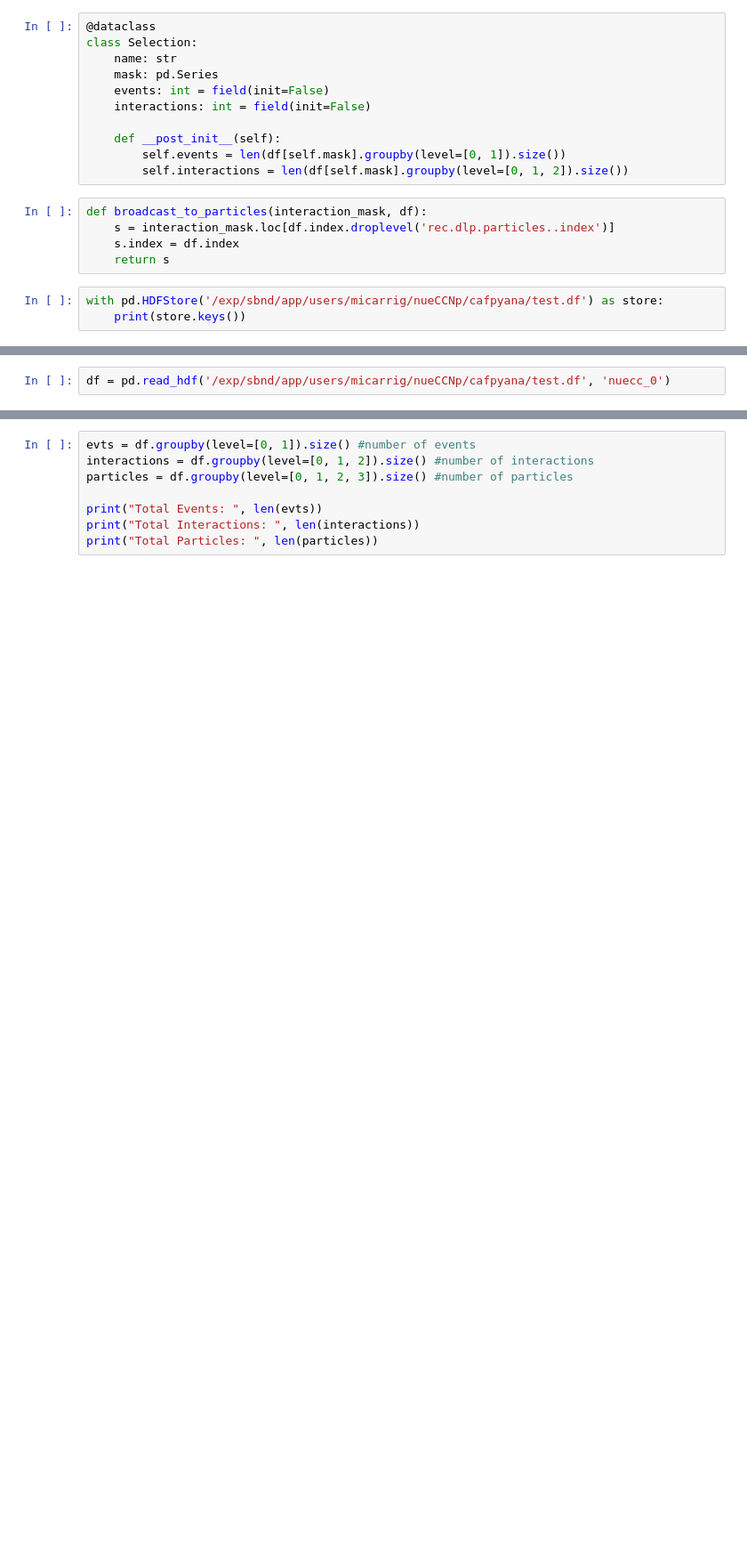
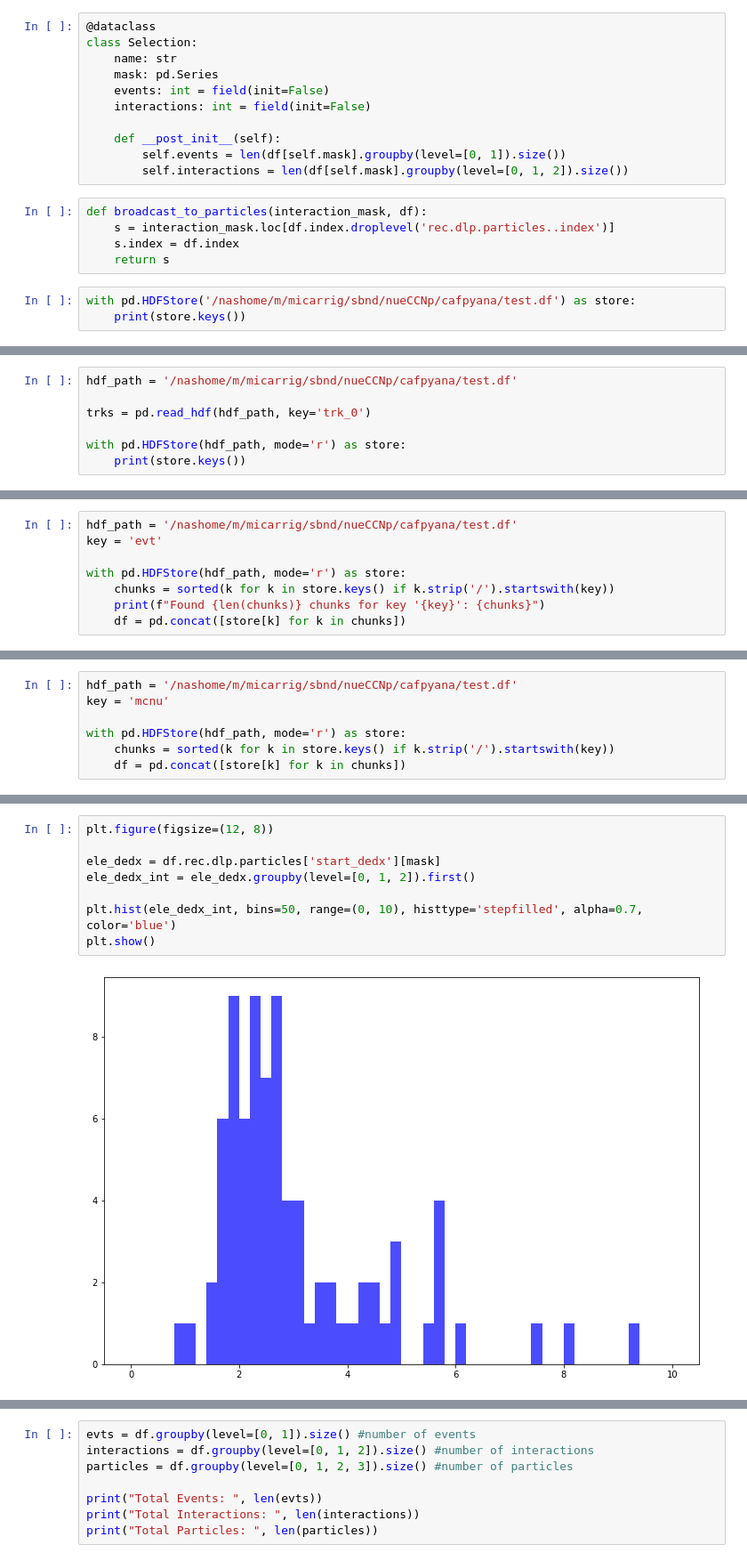
Before and after one commit to carriganm95/cafpyana, a Jupyter notebook: analysis_village/nueNp0Pi/notebooks/test.ipynb, the cells around one changed output, grey strips where cells are left out. Shown at 89% size. Drawn from its saved outputs; the diff is of its cells as text; blank space fills up the shorter version.

```diff
--- a/analysis_village/nueNp0Pi/notebooks/test.ipynb
+++ b/analysis_village/nueNp0Pi/notebooks/test.ipynb
@@ -21,6 +21,6 @@ def broadcast_to_particles(interaction_mask, df):
     s.index = df.index
     return s
 # %%
-with pd.HDFStore('/exp/sbnd/app/users/micarrig/nueCCNp/cafpyana/test.df') as store:
+with pd.HDFStore('/nashome/m/micarrig/sbnd/nueCCNp/cafpyana/test.df') as store:
     print(store.keys())
 # %% [output]
@@ -27,0 +28,7 @@ with pd.HDFStore('/exp/sbnd/app/users/micarrig/nueCCNp/cafpyana/test.df') as sto
+# %%
+hdf_path = '/nashome/m/micarrig/sbnd/nueCCNp/cafpyana/test.df'
+
+trks = pd.read_hdf(hdf_path, key='trk_0')
+
+with pd.HDFStore(hdf_path, mode='r') as store:
+    print(store.keys())
@@ -28,2 +58,8 @@ with pd.HDFStore('/exp/sbnd/app/users/micarrig/nueCCNp/cafpyana/test.df') as sto
 # %%
-df = pd.read_hdf('/exp/sbnd/app/users/micarrig/nueCCNp/cafpyana/test.df', 'nuecc_0')
+hdf_path = '/nashome/m/micarrig/sbnd/nueCCNp/cafpyana/test.df'
+key = 'evt'
+
+with pd.HDFStore(hdf_path, mode='r') as store:
+    chunks = sorted(k for k in store.keys() if k.strip('/').startswith(key))
+    print(f"Found {len(chunks)} chunks for key '{key}': {chunks}")
+    df = pd.concat([store[k] for k in chunks])
@@ -29,0 +89,7 @@ df = pd.read_hdf('/exp/sbnd/app/users/micarrig/nueCCNp/cafpyana/test.df', 'nuecc
+# %%
+hdf_path = '/nashome/m/micarrig/sbnd/nueCCNp/cafpyana/test.df'
+key = 'mcnu'
+
+with pd.HDFStore(hdf_path, mode='r') as store:
+    chunks = sorted(k for k in store.keys() if k.strip('/').startswith(key))
+    df = pd.concat([store[k] for k in chunks])
@@ -151,0 +461,10 @@ No Photons                          16869     185907               100.0% (19/19
+# %%
+plt.figure(figsize=(12, 8))
+
+ele_dedx = df.rec.dlp.particles['start_dedx'][mask]
+ele_dedx_int = ele_dedx.groupby(level=[0, 1, 2]).first()
+
+plt.hist(ele_dedx_int, bins=50, range=(0, 10), histtype='stepfilled', alpha=0.7, color='blue')
+plt.show()
+# %% [output]
+[figure, added]
```
Also changed, not shown: parts of 17 cells of this notebook, 23 other files.
